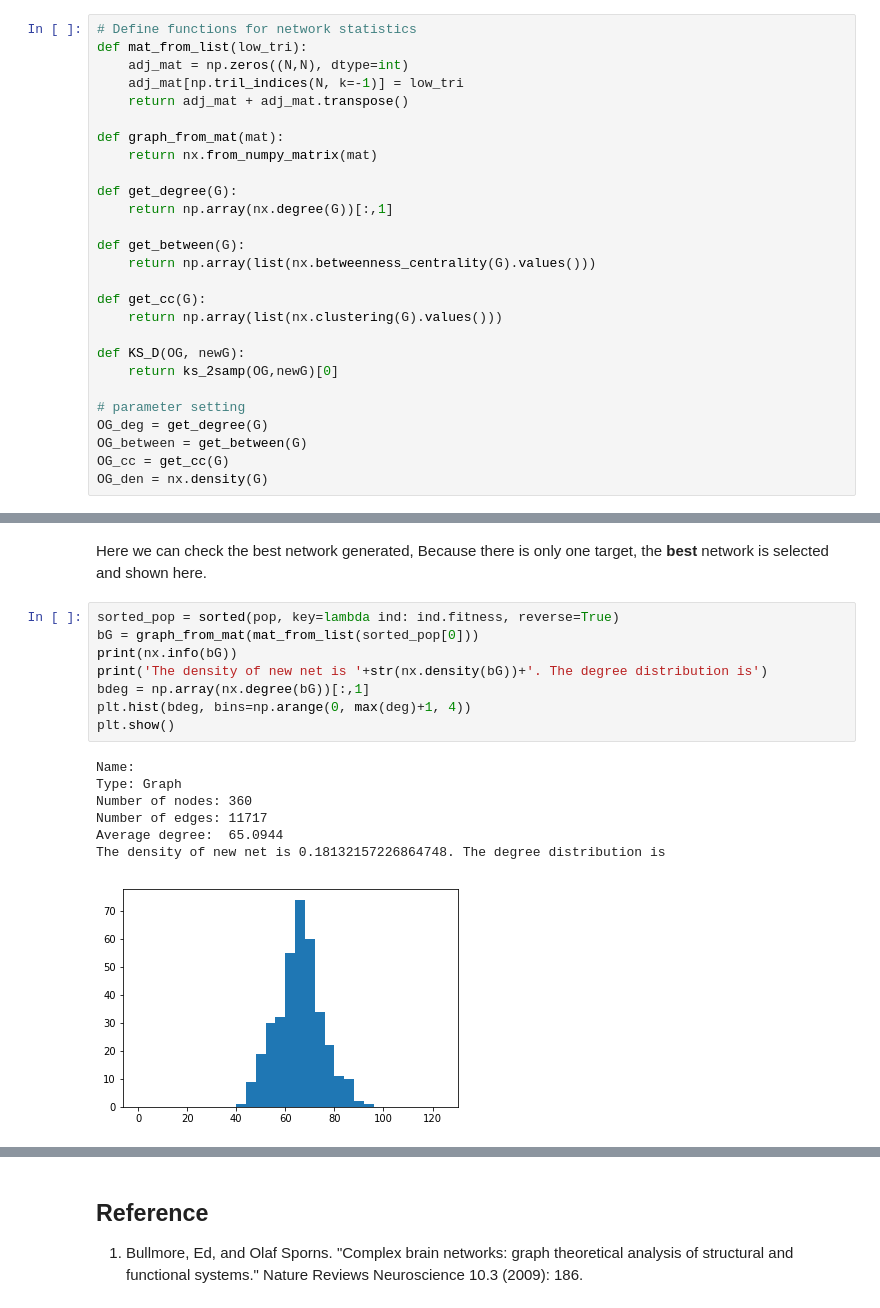
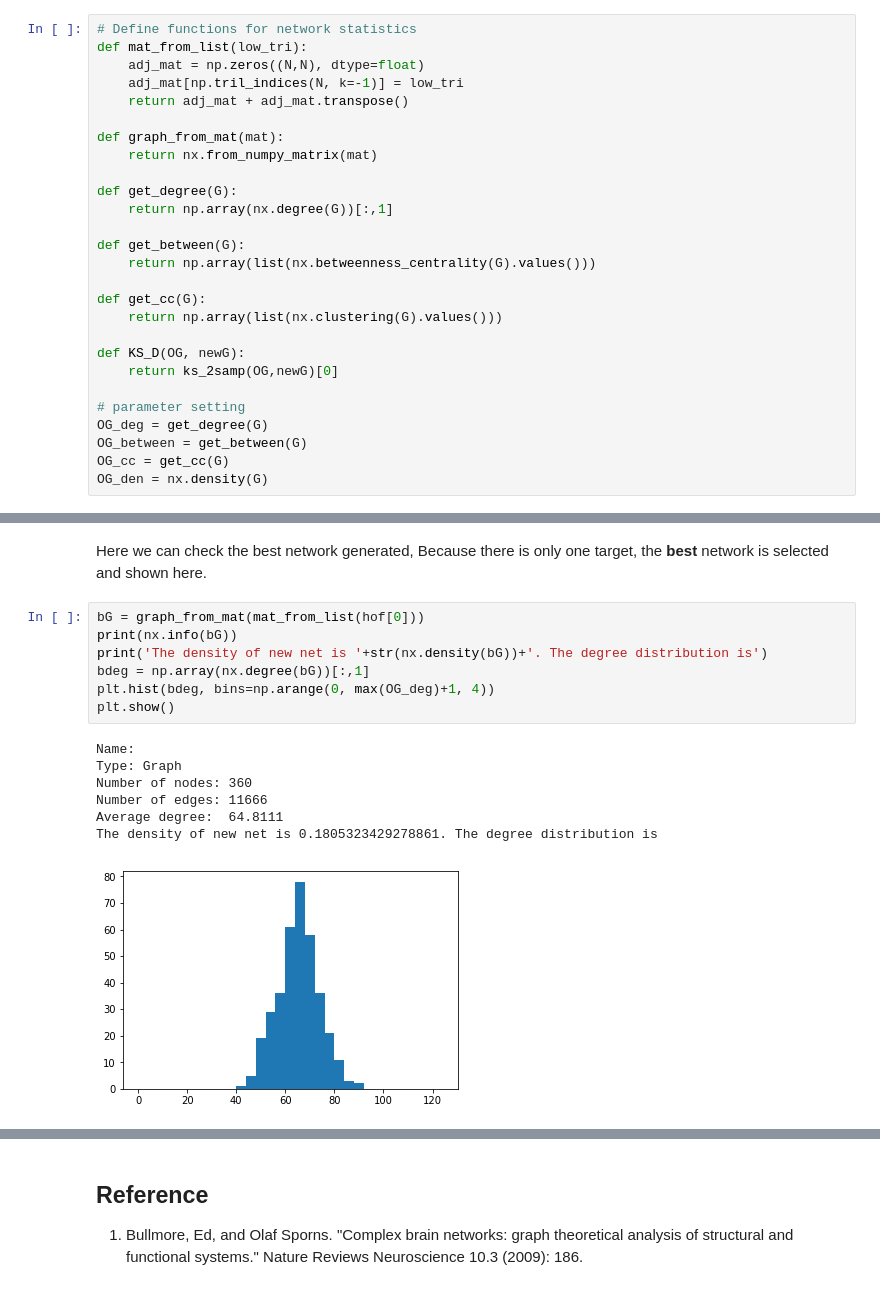
Before and after one commit to dlguo/module_space, a Jupyter notebook: Python/GA-based Network Generator.ipynb, the cells around one changed output, grey strips where cells are left out. Drawn from its saved outputs; the diff is of its cells as text.

```diff
--- a/Python/GA-based Network Generator.ipynb
+++ b/Python/GA-based Network Generator.ipynb
@@ -94,7 +94,7 @@ Before we get into the optimization, here we define some stats functions for lat
 # %%
 # Define functions for network statistics
 def mat_from_list(low_tri):
-    adj_mat = np.zeros((N,N), dtype=int)
+    adj_mat = np.zeros((N,N), dtype=float)
     adj_mat[np.tril_indices(N, k=-1)] = low_tri
     return adj_mat + adj_mat.transpose()
 
@@ -230,21 +194,20 @@ gen     nevals  avg             std                     min             max
 # %% [markdown]
 Here we can check the best network generated, Because there is only one target, the **best** network is selected and shown here.
 # %%
-sorted_pop = sorted(pop, key=lambda ind: ind.fitness, reverse=True)
-bG = graph_from_mat(mat_from_list(sorted_pop[0]))
+bG = graph_from_mat(mat_from_list(hof[0]))
 print(nx.info(bG))
 print('The density of new net is '+str(nx.density(bG))+'. The degree distribution is')
 bdeg = np.array(nx.degree(bG))[:,1]
-plt.hist(bdeg, bins=np.arange(0, max(deg)+1, 4))
+plt.hist(bdeg, bins=np.arange(0, max(OG_deg)+1, 4))
 plt.show()
 # %% [output]
 Name:
 Type: Graph
 Number of nodes: 360
-Number of edges: 11717
-Average degree:  65.0944
-The density of new net is 0.18132157226864748. The degree distribution is
+Number of edges: 11666
+Average degree:  64.8111
+The density of new net is 0.1805323429278861. The degree distribution is
-[figure, old version]
+[figure, new version]
 # %%
 plt.subplot(1,2,1)
 nx.draw(G, node_size=10, width=.1)
```
Also changed, not shown: parts of 8 cells of this notebook, 2 other files.
